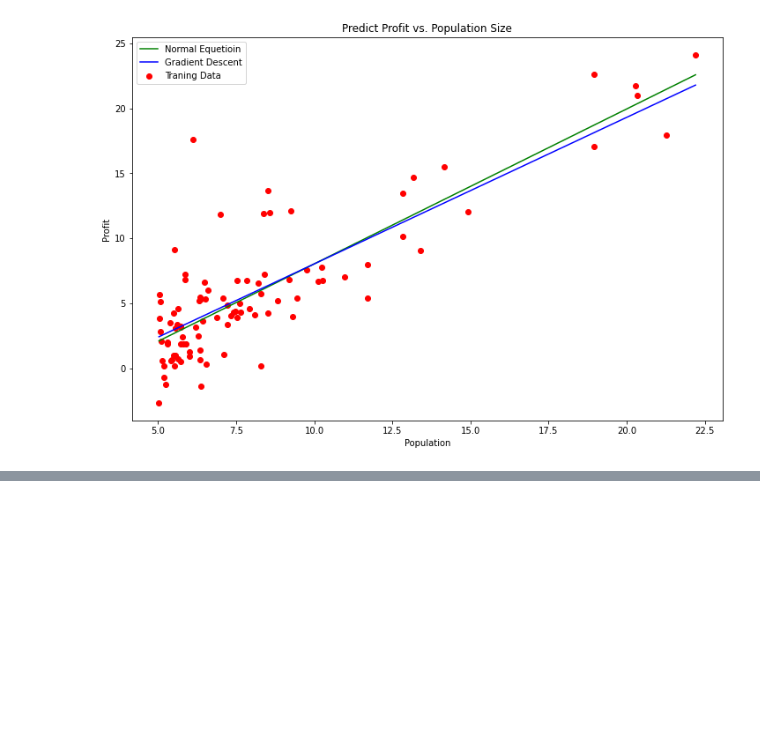
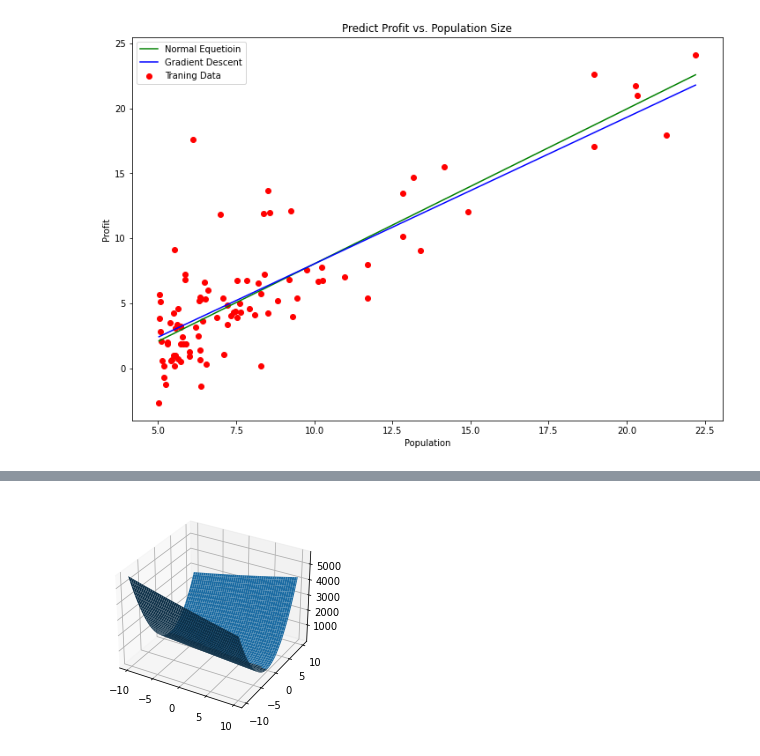
Before and after one commit to EngineeringBoy/ml, a Jupyter notebook: cs229/code/ext1/ext1.ipynb, the cells around one changed output, grey strips where cells are left out. Drawn from its saved outputs; the diff is of its cells as text; code cells hidden in the pictures; blank space fills up the shorter version.

```diff
--- a/cs229/code/ext1/ext1.ipynb
+++ b/cs229/code/ext1/ext1.ipynb
@@ -231,0 +240,19 @@ plt.show()
+# %%
+cols = datasets.shape[1]
+X = datasets.iloc[:,:cols-1]
+y = datasets.iloc[:,cols-1:cols]
+X = np.matrix(X.values)
+y = np.matrix(y.values)
+# %%
+x = np.linspace(-10,10,100)
+theta_0, theta_1 = np.meshgrid(x,x)
+z = []
+for i in range(100):
+    for j in range(100):
+        z.append(cost(np.mat([[theta_0[i][j],theta_1[i][j]]]),X,y))
+z = np.array(z).reshape(100,100)
+ax = plt.subplot(111,projection='3d')
+ax.plot_surface(theta_0,theta_1,z)
+plt.show()
+# %% [output]
+[figure, added]
```
Also changed, not shown: parts of 1 cell of this notebook, 2 other files.
